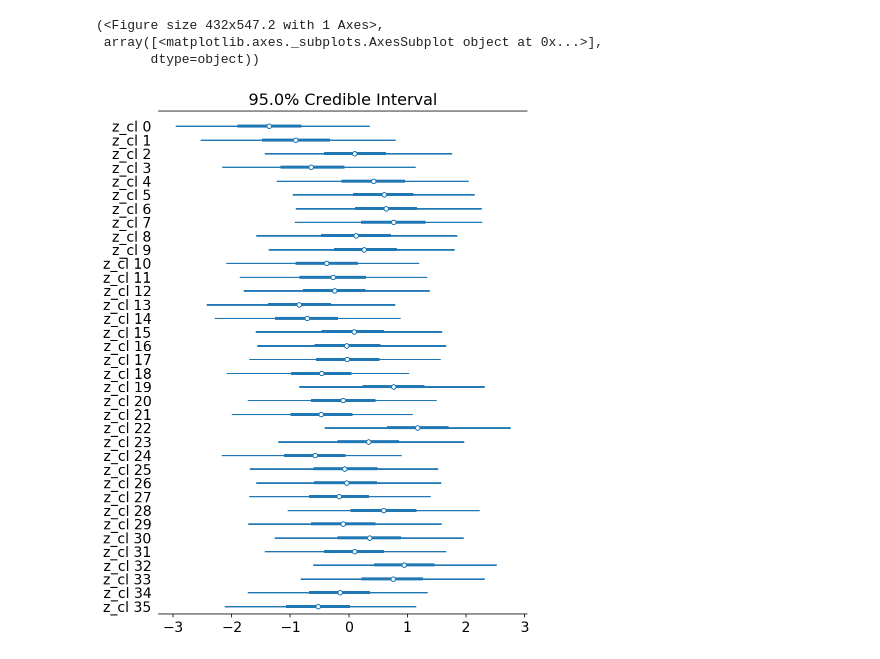
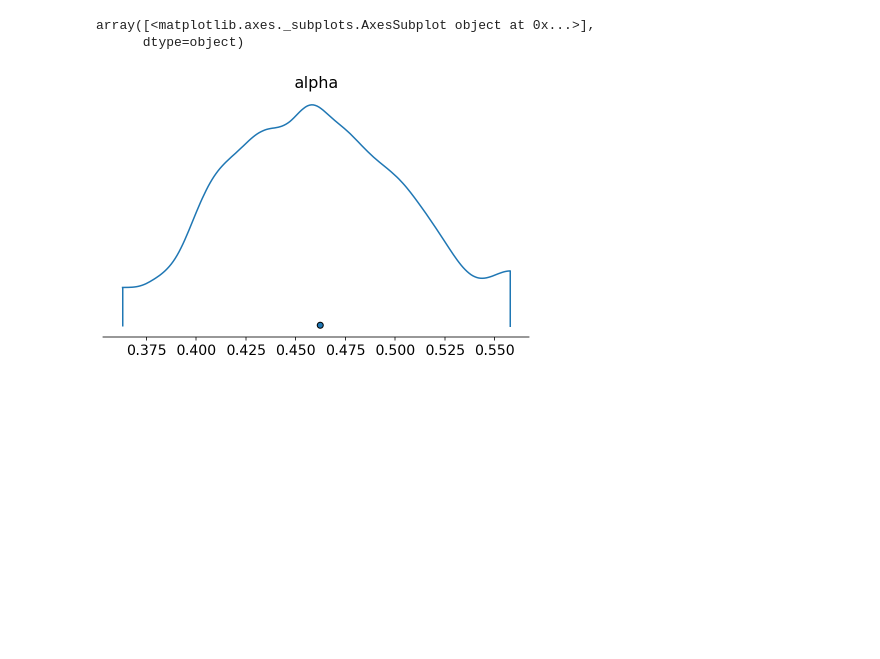
Before and after one commit to Dpananos/PKBayes, a Jupyter notebook: pymc3-pkmodel.ipynb, the cells around one changed output. Drawn from its saved outputs; the diff is of its cells as text; code cells hidden in the pictures; blank space fills up the shorter version.

```diff
--- a/pymc3-pkmodel.ipynb
+++ b/pymc3-pkmodel.ipynb
@@ -73,0 +34,39 @@ The number of effective samples is smaller than 25% for some parameters.
+# %%
+idx = df.subject.values
+t = df.t.values
+yobs = df.y_obs.values
+X = df.drop_duplicates('subject').loc[:, df.columns[df.columns.str.contains('x')]]
+
+n,p = X.shape
+
+with pm.Model() as pkmodel:
+
+    baseline_cl = pm.Bound(pm.Normal, lower=0)('baseline_cl', mu = tt.log(3), sd=1)
+    baseline_ke = pm.Normal('baseline_ke', mu = 0, sd=1)
+    alpha = pm.Beta('alpha',1,1)
+    baseline_ka = pm.Deterministic('baseline_ka', tt.log(1.0/alpha) + baseline_ke)
+
+    baseline = tt.stack([baseline_cl, baseline_ka, baseline_ke])
+    sigma = pm.Gamma('sigma',.5,1)
+    S = pm.HalfCauchy('S',1, shape=3)
+    z = pm.Normal('z', mu = 0, sd = 1, shape= (n,3))
+
+    beta = pm.Normal('beta', mu=0, sd=0.1, shape = (p,3))
+    params = pm.Deterministic('params', tt.exp(baseline + tt.dot(X,beta) + tt.dot(z, tt.diag(S))))
+
+#     params = pm.Deterministic('params', tt.exp(baseline + tt.dot(z, tt.diag(S))))
+
+    CL = params[tuple(idx), 0]
+    KA = params[tuple(idx), 1]
+    KE = params[tuple(idx), 2]
+
+    delay = pm.Beta('delay', alpha=2, beta=2, shape=n)
+    dt = t-0.5*delay[idx]
+
+    c = (5/CL)*(KE*KA)/(KE-KA)*(tt.exp(-KA*dt) - tt.exp(-KE*dt))
+    concentration = pm.Deterministic('conc', c)
+
+    Y = pm.Lognormal('Yobs', mu = tt.log(concentration), sd = sigma, observed = yobs)
+
+    prior = pm.sample_prior_predictive(samples=1)
+    trace = pm.sample()
@@ -101,8 +98,6 @@ az.plot_forest(d, var_names=['beta_cl', 'beta_ke', 'beta_ka'], combined=True)
 # %%
-az.plot_forest(d, var_names=['z_cl'],
-               combined=True, credible_interval=.95)
+az.plot_density(d, var_names=['alpha'], credible_interval=0.95)
 # %% [output]
-(<Figure size 432x547.2 with 1 Axes>,
- array([<matplotlib.axes._subplots.AxesSubplot object at 0x...>],
-       dtype=object))
+array([<matplotlib.axes._subplots.AxesSubplot object at 0x...>],
+      dtype=object)
-[figure, old version]
+[figure, new version]
```
Also changed, not shown: parts of 9 cells of this notebook, 6 other files.
